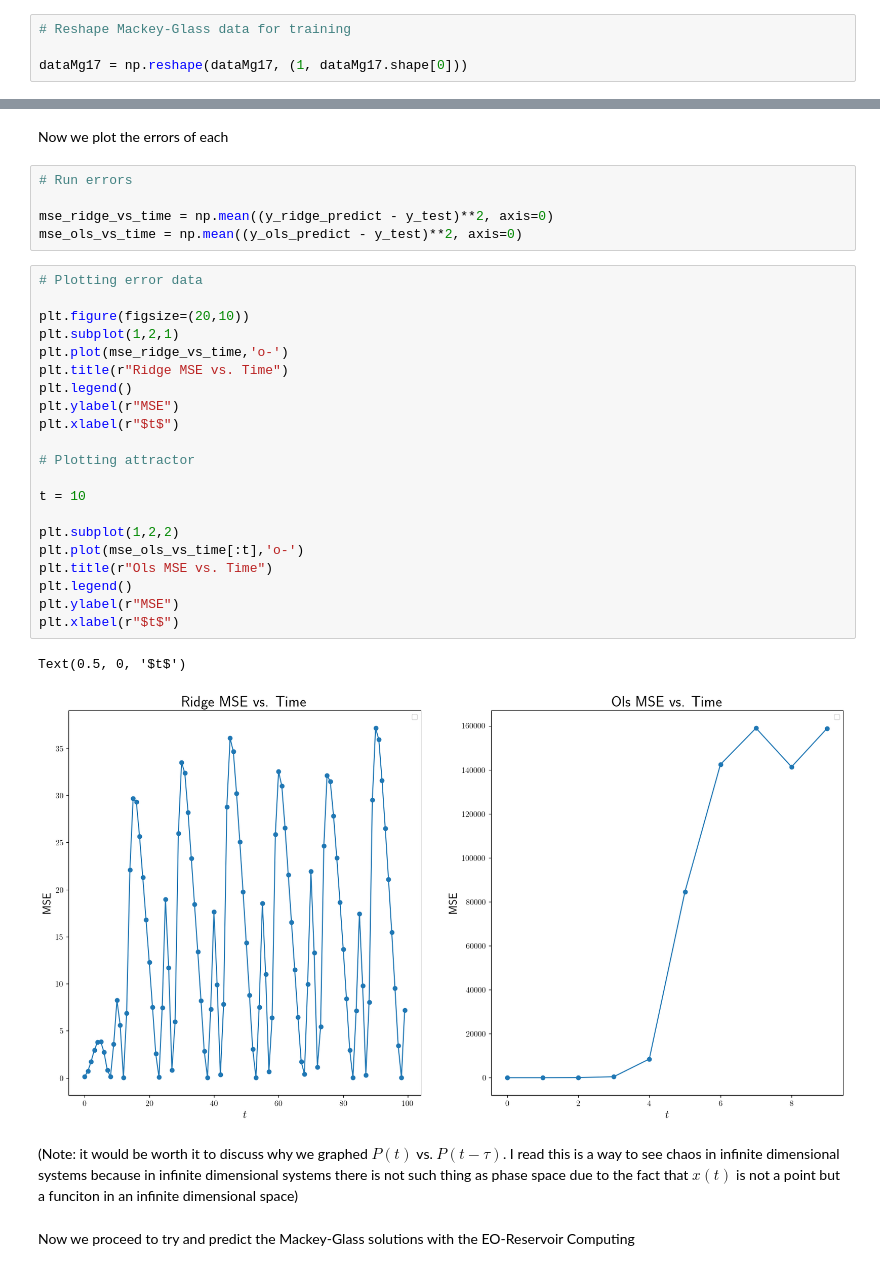
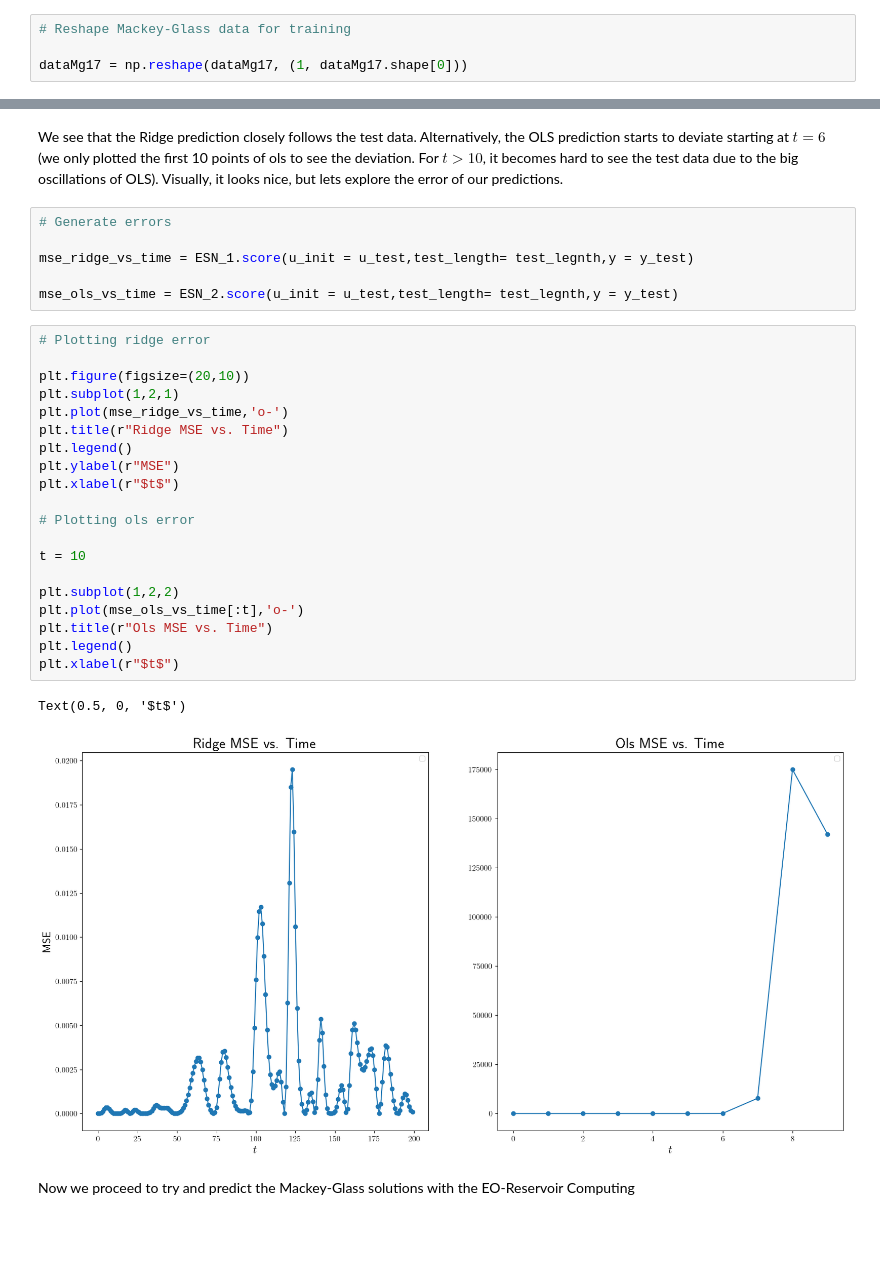
Before and after one commit to ivanMC-A/CompPhysProject, a Jupyter notebook: rnnExamples.ipynb, the cells around one changed output, grey strips where cells are left out. Drawn from its saved outputs; the diff is of its cells as text; blank space fills up the shorter version.

```diff
--- a/rnnExamples.ipynb
+++ b/rnnExamples.ipynb
@@ -153,36 +142,34 @@ Text(0.5, 0, '$t$')
 # %% [markdown]
-Now we plot the errors of each
+We see that the Ridge prediction closely follows the test data. Alternatively, the OLS prediction starts to deviate starting at $t = 6$ (we only plotted the first 10 points of ols to see the deviation. For $t > 10$, it becomes hard to see the test data due to the big oscillations of OLS). Visually, it looks nice, but lets explore the error of our predictions.
-# %%
-# Run errors
-
-mse_ridge_vs_time = np.mean((y_ridge_predict - y_test)**2, axis=0)
-mse_ols_vs_time = np.mean((y_ols_predict - y_test)**2, axis=0)
+# %%
+# Generate errors
+
+mse_ridge_vs_time = ESN_1.score(u_init = u_test,test_length= test_legnth,y = y_test)
+
+mse_ols_vs_time = ESN_2.score(u_init = u_test,test_length= test_legnth,y = y_test)
 # %%
-# Plotting error data
+# Plotting ridge error
 
 plt.figure(figsize=(20,10))
 plt.subplot(1,2,1)
 plt.plot(mse_ridge_vs_time,'o-')
 plt.title(r"Ridge MSE vs. Time")
 plt.legend()
 plt.ylabel(r"MSE")
 plt.xlabel(r"$t$")
 
-# Plotting attractor
+# Plotting ols error
 
 t = 10
 
 plt.subplot(1,2,2)
 plt.plot(mse_ols_vs_time[:t],'o-')
 plt.title(r"Ols MSE vs. Time")
 plt.legend()
-plt.ylabel(r"MSE")
 plt.xlabel(r"$t$")
 # %% [output]
 Text(0.5, 0, '$t$')
-[figure, old version]
+[figure, new version]
-# %% [markdown]
-(Note: it would be worth it to discuss why we graphed $P(t)$ vs. $P(t-\tau)$. I read this is a way to see chaos in infinite dimensional systems because in infinite dimensional systems there is not such thing as phase space due to the fact that $x(t)$ is not a point but a funciton in an infinite dimensional space)
 # %% [markdown]
 Now we proceed to try and predict the Mackey-Glass solutions with the EO-Reservoir Computing
 # %%
```
Also changed, not shown: parts of 9 cells of this notebook, 1 other file.
